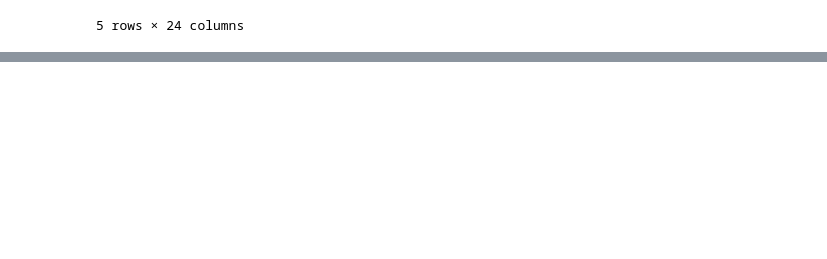
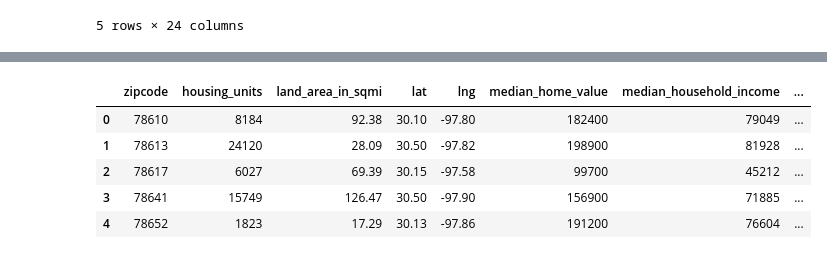
Before and after one commit to akshaybhaskaran/house_purchase, a Jupyter notebook: purchase_house.ipynb, the cells around one changed output, grey strips where cells are left out. Drawn from its saved outputs; the diff is of its cells as text; code cells hidden in the pictures; blank space fills up the shorter version.

```diff
--- a/purchase_house.ipynb
+++ b/purchase_house.ipynb
@@ -544,0 +549,13 @@ austin_zip_df.head()
+# %%
+# one-hot encoding the county names
+county_dummies = pd.get_dummies(austin_zip_df['county'], prefix='county')
+austin_df = pd.concat([austin_zip_df, county_dummies], axis=1)
+austin_df = austin_df.drop('county', 1)
+austin_df.head()
+# %% [output]
+|  | zipcode | housing_units | land_area_in_sqmi | lat | lng | median_home_value | median_household_income | ... |
+| 0 | 78610 | 8184 | 92.38 | 30.10 | -97.80 | 182400 | 79049 | ... |
+| 1 | 78613 | 24120 | 28.09 | 30.50 | -97.82 | 198900 | 81928 | ... |
+| 2 | 78617 | 6027 | 69.39 | 30.15 | -97.58 | 99700 | 45212 | ... |
+| 3 | 78641 | 15749 | 126.47 | 30.50 | -97.90 | 156900 | 71885 | ... |
+| 4 | 78652 | 1823 | 17.29 | 30.13 | -97.86 | 191200 | 76604 | ... |
```
Also changed, not shown: parts of 7 cells of this notebook.
